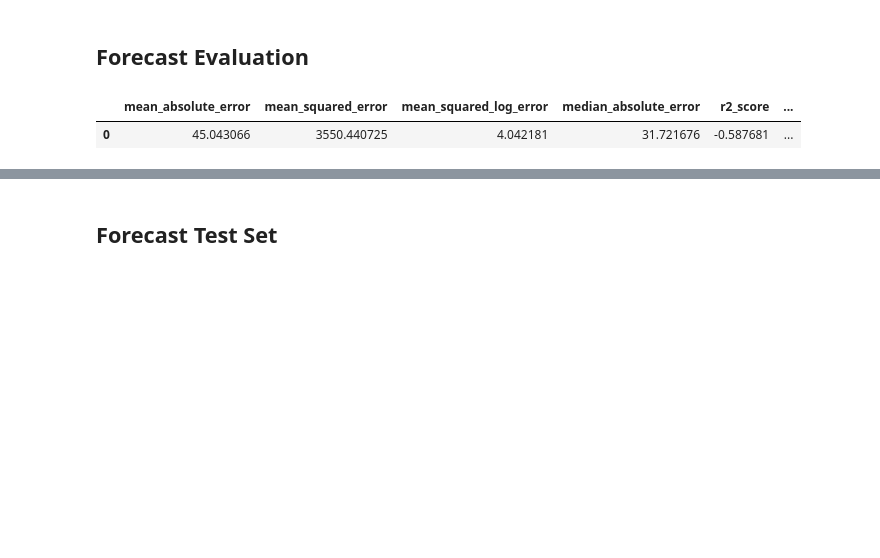
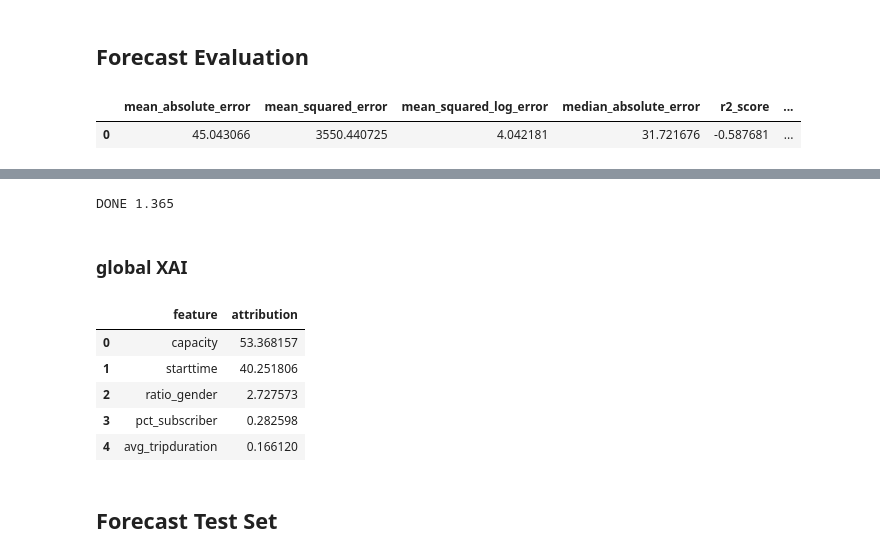
Before and after one commit to tottenjordan/vertex-forecas-repo, a Jupyter notebook: 03-bqml-sdk-examples/causal-impact/01a-linear-regression-group-a.ipynb, the cells around one changed output, grey strips where cells are left out. Drawn from its saved outputs; the diff is of its cells as text; code cells hidden in the pictures; blank space fills up the shorter version.

```diff
--- a/03-bqml-sdk-examples/causal-impact/01a-linear-regression-group-a.ipynb
+++ b/03-bqml-sdk-examples/causal-impact/01a-linear-regression-group-a.ipynb
@@ -200,0 +301,27 @@ metrics
+# %%
+job = bq.query(query)
+job.result()
+print(job.state, (job.ended-job.started).total_seconds())
+# %% [output]
+DONE 1.365
+# %% [markdown]
+### global XAI
+# %%
+query = f"""
+    SELECT
+      *
+    FROM
+      ML.GLOBAL_EXPLAIN(
+          MODEL `{BQ_PROJECT}.{BQ_DATASET}.{BQ_TABLE_GROUP_A}_mlr_{MODEL_VERSION}`
+    )
+"""
+# print(query)
+overview = bq.query(query).to_dataframe()
+overview
+# %% [output]
+|  | feature | attribution |
+| 0 | capacity | 53.368157 |
+| 1 | starttime | 40.251806 |
+| 2 | ratio_gender | 2.727573 |
+| 3 | pct_subscriber | 0.282598 |
+| 4 | avg_tripduration | 0.166120 |
```
Also changed, not shown: parts of 22 cells of this notebook.
